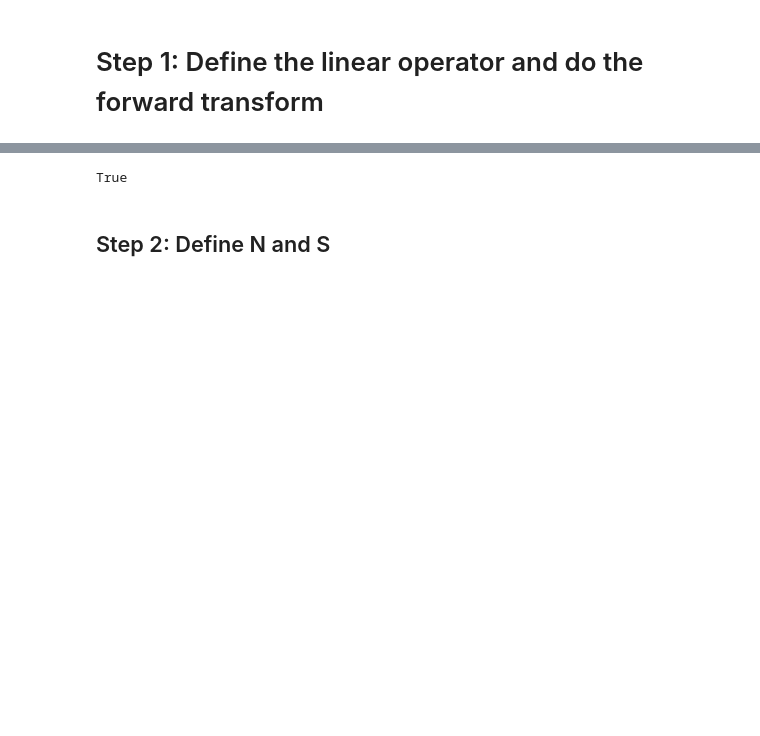
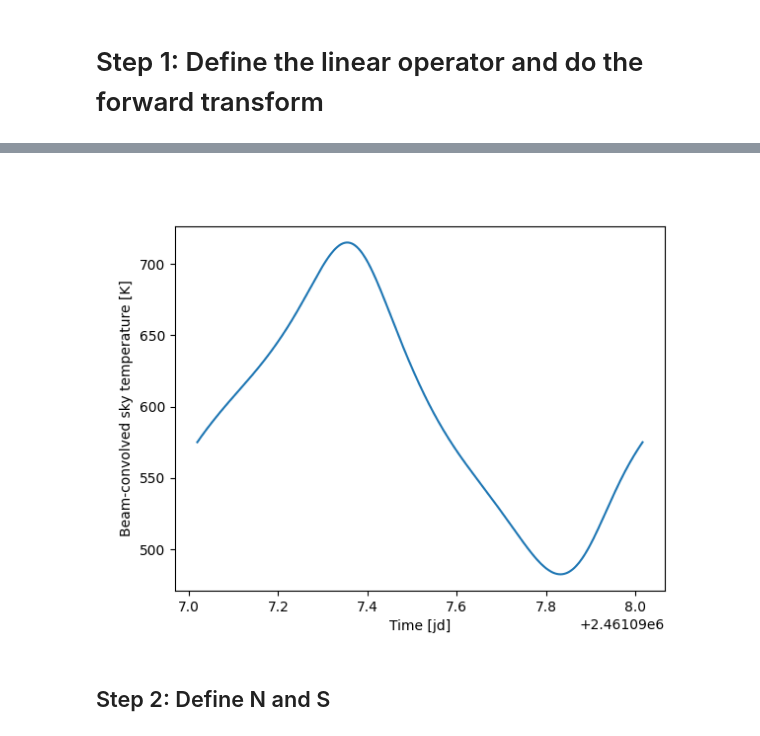
Before and after one commit to MIST-Experiment/mistsim, a Jupyter notebook: notebooks/mapmaking/map_naive.ipynb, the cells around one changed output, grey strips where cells are left out. Cells and saved outputs as stored; diff of their text form; code cells hidden in the pictures; blank space fills up the shorter version.

```diff
--- a/notebooks/mapmaking/map_naive.ipynb
+++ b/notebooks/mapmaking/map_naive.ipynb
@@ -191,9 +102,14 @@ A = sla.LinearOperator(shape, matvec=matvec, rmatvec=rmatvec, dtype=complex)
 # %%
-# check that A works like forward
-y = A@sky_alm_hp
-print(np.allclose(y_func, y))
+y = A@x
+y = y.real
+
+plt.figure()
+plt.plot(times.jd, y[:, 0])
+plt.xlabel("Time [jd]")
+plt.ylabel("Beam-convolved sky temperature [K]")
+plt.show()
 # %% [output]
-True
+[figure, added]
 # %% [markdown]
 ## Step 2: Define N and S
 # %%
```
Also changed, not shown: parts of 10 cells of this notebook.
